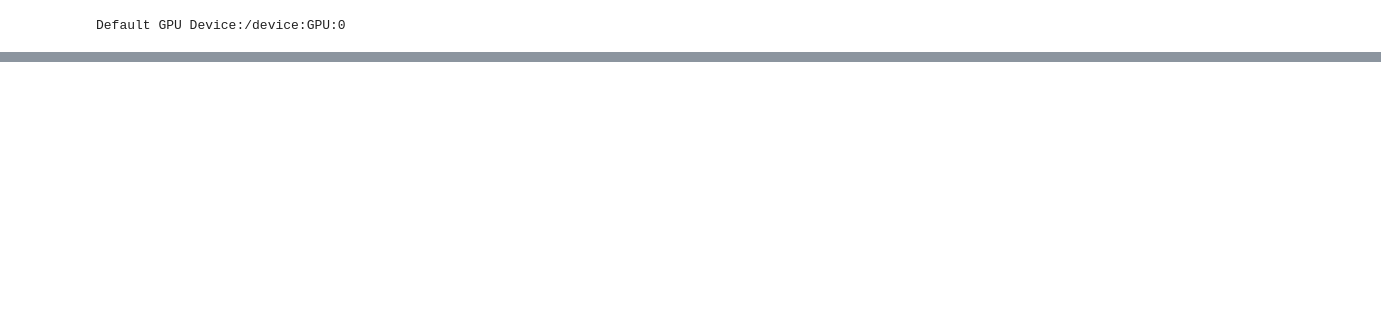
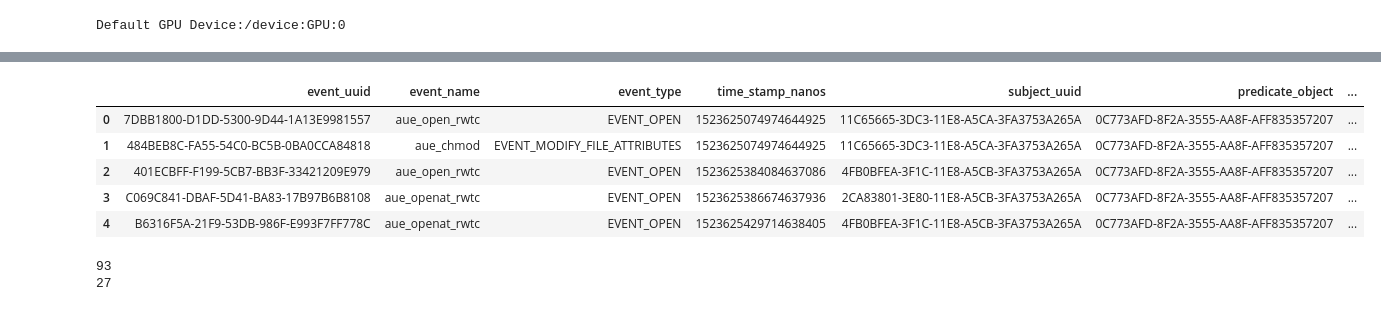
Before and after one commit to monowaranjum/TC3_REP_LEARNING, a Jupyter notebook: Prov2Vec.ipynb, the cells around one changed output, grey strips where cells are left out. Drawn from its saved outputs; the diff is of its cells as text; code cells hidden in the pictures; blank space fills up the shorter version.

```diff
--- a/Prov2Vec.ipynb
+++ b/Prov2Vec.ipynb
@@ -513,0 +618,21 @@ plt.show()
+# %%
+file_event_labels = '/mnt/8tb/csenrc/representation_learning_codes/File_events_labels.csv'
+network_event_labels = '/mnt/8tb/csenrc/representation_learning_codes/IP_events_labels.csv'
+# %%
+malicious_file_events = pd.read_csv(file_event_labels)
+malicious_ip_events = pd.read_csv(network_event_labels)
+# %%
+malicious_file_events.head()
+# %% [output]
+|  | event_uuid | event_name | event_type | time_stamp_nanos | subject_uuid | predicate_object | ... |
+| 0 | 7DBB1800-D1DD-5300-9D44-1A13E9981557 | aue_open_rwtc | EVENT_OPEN | 1523625074974644925 | 11C65665-3DC3-11E8-A5CA-3FA3753A265A | 0C773AFD-8F2A-3555-AA8F-AFF835357207 | ... |
+| 1 | 484BEB8C-FA55-54C0-BC5B-0BA0CCA84818 | aue_chmod | EVENT_MODIFY_FILE_ATTRIBUTES | 1523625074974644925 | 11C65665-3DC3-11E8-A5CA-3FA3753A265A | 0C773AFD-8F2A-3555-AA8F-AFF835357207 | ... |
+| 2 | 401ECBFF-F199-5CB7-BB3F-33421209E979 | aue_open_rwtc | EVENT_OPEN | 1523625384084637086 | 4FB0BFEA-3F1C-11E8-A5CB-3FA3753A265A | 0C773AFD-8F2A-3555-AA8F-AFF835357207 | ... |
+| 3 | C069C841-DBAF-5D41-BA83-17B97B6B8108 | aue_openat_rwtc | EVENT_OPEN | 1523625386674637936 | 2CA83801-3E80-11E8-A5CB-3FA3753A265A | 0C773AFD-8F2A-3555-AA8F-AFF835357207 | ... |
+| 4 | B6316F5A-21F9-53DB-986F-E993F7FF778C | aue_openat_rwtc | EVENT_OPEN | 1523625429714638405 | 4FB0BFEA-3F1C-11E8-A5CB-3FA3753A265A | 0C773AFD-8F2A-3555-AA8F-AFF835357207 | ... |
+# %%
+print(len(malicious_file_events))
+print(len(malicious_file_events['subject_uuid'].unique()))
+# %% [output]
+93
+27
```
Also changed, not shown: parts of 36 cells of this notebook, 2 other files.
